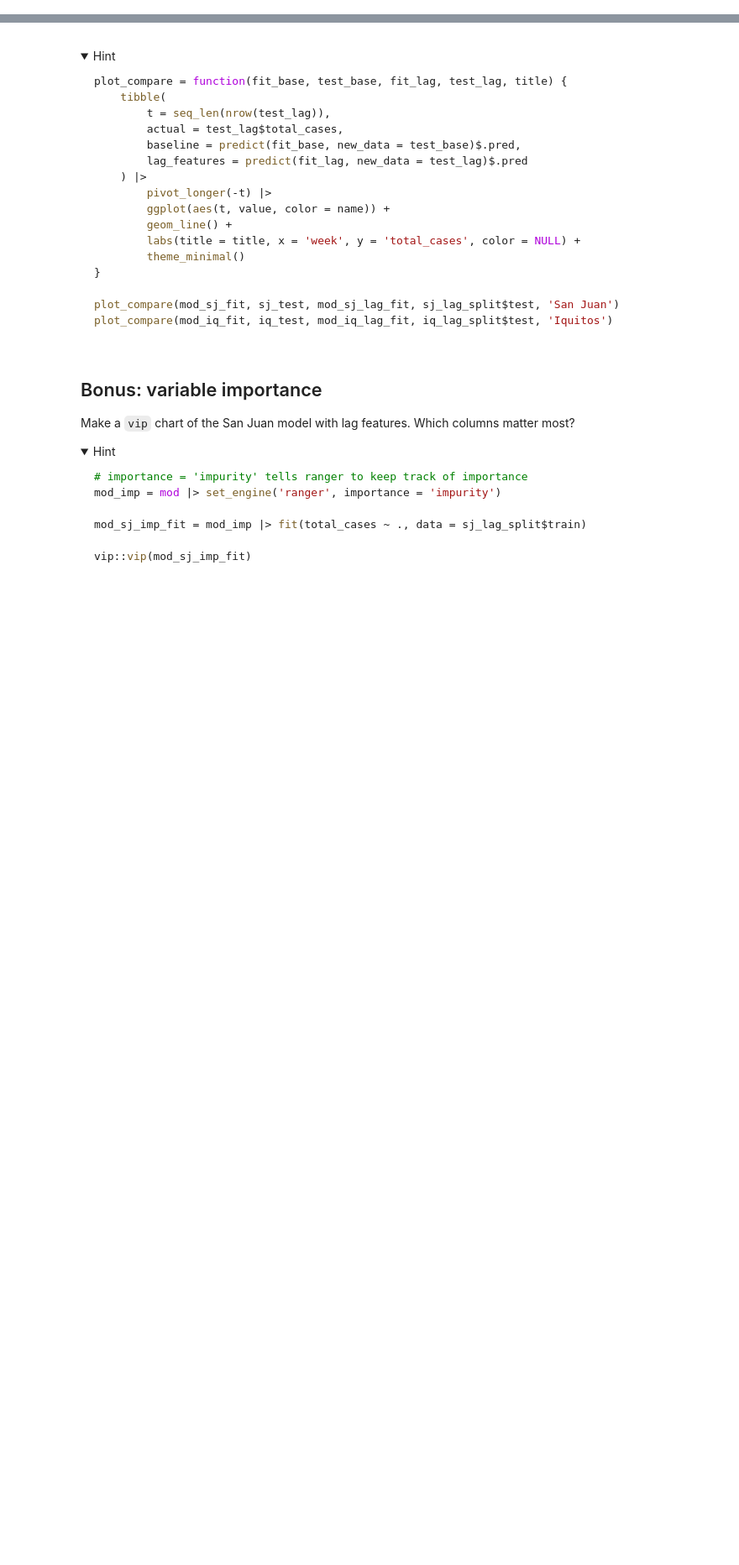
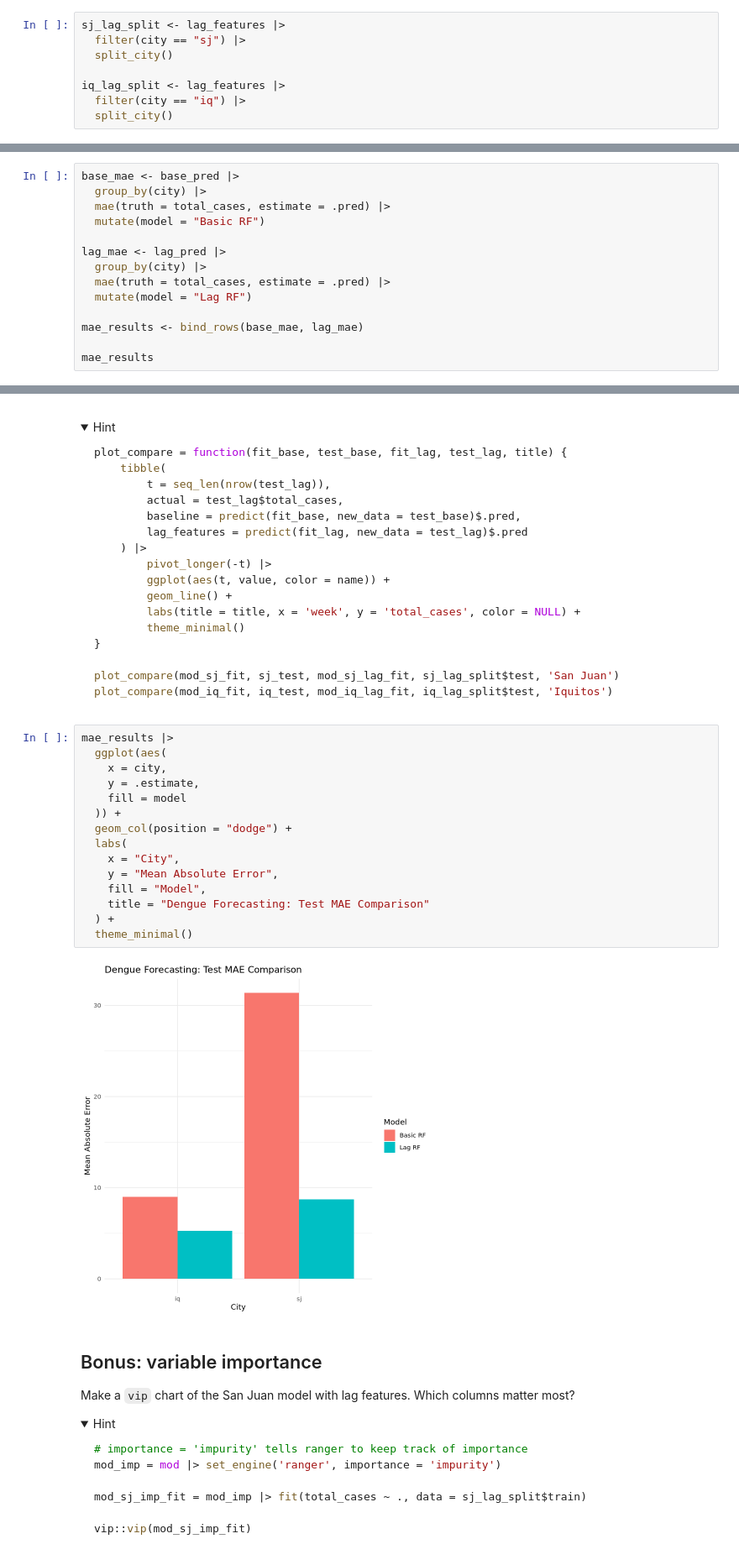
Before and after one commit to jan3zhao/codespace, a Jupyter notebook: exercises/14-dengue-exercise.ipynb, the cells around one changed output, grey strips where cells are left out. Shown at 84% size. Saved outputs shown, nothing was run; the diff lists cells and outputs as text; folded sections open; blank space fills up the shorter version.

````diff
--- a/exercises/14-dengue-exercise.ipynb
+++ b/exercises/14-dengue-exercise.ipynb
@@ -196,6 +423,14 @@ iq_lag_split = split_city('iq', nrow(iq_test))
 ```
 
 </details>
+# %%
+sj_lag_split <- lag_features |>
+  filter(city == "sj") |>
+  split_city()
+
+iq_lag_split <- lag_features |>
+  filter(city == "iq") |>
+  split_city()
 # %% [markdown]
 ## 8. Random forest with lag features
 
@@ -227,3 +500,17 @@ tibble(
 ```
 
 </details>
+# %%
+base_mae <- base_pred |>
+  group_by(city) |>
+  mae(truth = total_cases, estimate = .pred) |>
+  mutate(model = "Basic RF")
+
+lag_mae <- lag_pred |>
+  group_by(city) |>
+  mae(truth = total_cases, estimate = .pred) |>
+  mutate(model = "Lag RF")
+
+mae_results <- bind_rows(base_mae, lag_mae)
+
+mae_results
@@ -253,6 +546,23 @@ plot_compare(mod_iq_fit, iq_test, mod_iq_lag_fit, iq_lag_split$test, 'Iquitos')
 ```
 
 </details>
+# %%
+mae_results |>
+  ggplot(aes(
+    x = city,
+    y = .estimate,
+    fill = model
+  )) +
+  geom_col(position = "dodge") +
+  labs(
+    x = "City",
+    y = "Mean Absolute Error",
+    fill = "Model",
+    title = "Dengue Forecasting: Test MAE Comparison"
+  ) +
+  theme_minimal()
+# %% [output]
+[figure, added]
 # %% [markdown]
 ## Bonus: variable importance
 
````
Also changed, not shown: parts of 11 cells of this notebook, 2 other files.
